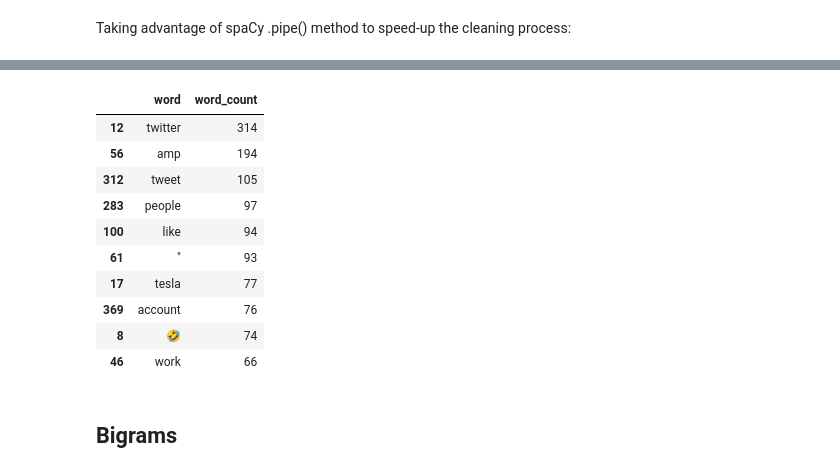
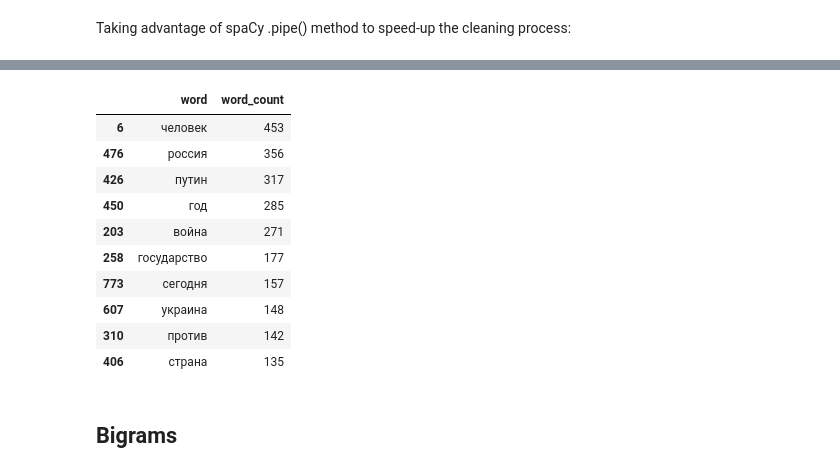
Before and after one commit to a-maksimov/data_analysis, a Jupyter notebook: tweepy_word2vec.ipynb, the cells around one changed output, grey strips where cells are left out. Saved outputs shown, nothing was run; the diff lists cells and outputs as text; code cells hidden in the pictures.

Commit message:
Improved cleaning: remove emojis, detect language

```diff
--- a/tweepy_word2vec.ipynb
+++ b/tweepy_word2vec.ipynb
@@ -147,7 +155,7 @@ df['text_cleaned'][1]
 # %%
-language = "en" #@param ["ru", "en"]
+language = "ru" #@param ["ru", "en"]
 if language == 'ru':
-  nlp = spacy.load('ru_core_news_sm', disable=['ner', 'parser'])  # disabling Named Entity Recognition for speed
+  nlp = spacy.load('ru_core_news_sm')  # disabling Named Entity Recognition for speed
 else:
-  nlp = spacy.load('en_core_web_sm', disable=['ner', 'parser'])  # disabling Named Entity Recognition for speed
+  nlp = spacy.load('en_core_web_sm')  # disabling Named Entity Recognition for speed
 # %%
@@ -175,0 +175,6 @@ docs = nlp.pipe(df['text_cleaned'].values, batch_size=5000, n_process=-1)  # ret
+# %%
+#@title Add language detector to a spaCy pipeline
+def get_lang_detector(nlp, name):
+    return LanguageDetector()
+Language.factory('language_detector', func=get_lang_detector)
+nlp.add_pipe('language_detector', last=True)
@@ -176,9 +183,10 @@ docs = nlp.pipe(df['text_cleaned'].values, batch_size=5000, n_process=-1)  # ret
 # %%
+docs = nlp.pipe(df['text_cleaned'], batch_size=3000, n_process=-1)  # returns a generator of spacy Docs
+
 t = time.time()
 
-df['text_lem'] = pd.Series([lemmatize_without_stops(doc) for doc in docs], dtype='string')
+# Lemmitize tweets in specific language
+df['text_lem'] = pd.Series([lemmatize_without_stops(doc) if doc._.language['language'] == language else None for doc in docs])
 
 print(f'Time to lemmatize: {round((time.time() - t), 2)} secs')
-
-df
 # %% [output]
@@ -199,3 +194,2 @@ Time to lemmatize: 12.79 secs
 # %%
-df_clean = df[['text_lem']].dropna().drop_duplicates().reset_index()
-df_clean
+df_clean = df.dropna().copy()
@@ -216,27 +196,25 @@ df_clean
 # %%
 #@title Calculate word frequency
-docs = nlp.pipe(df['text_cleaned'].values, batch_size=5000, n_process=-1)  # returns a generator of spacy Docs
-lem_without_stops = pd.Series([lemmatize_without_stops(doc) for doc in docs], dtype='string').dropna().drop_duplicates()
 
 words_freq = defaultdict(int)
-for tweet in lem_without_stops:
+for tweet in df_clean['text_lem'].values:
   for word in tweet.split():
     words_freq[word] += 1
 
 word_freq_df = pd.DataFrame.from_dict(words_freq, orient='index', columns=['word_count']).reset_index().rename(columns = {'index': 'word'})
 word_freq_df.sort_values('word_count', ascending=False).head(10)
 # %% [output]
 |  | word | word_count |
-| 12 | twitter | 314 |
-| 56 | amp | 194 |
-| 312 | tweet | 105 |
-| 283 | people | 97 |
-| 100 | like | 94 |
-| 61 | " | 93 |
-| 17 | tesla | 77 |
-| 369 | account | 76 |
-| 8 | 🤣 | 74 |
-| 46 | work | 66 |
+| 6 | человек | 453 |
+| 476 | россия | 356 |
+| 426 | путин | 317 |
+| 450 | год | 285 |
+| 203 | война | 271 |
+| 258 | государство | 177 |
+| 773 | сегодня | 157 |
+| 607 | украина | 148 |
+| 310 | против | 142 |
+| 406 | страна | 135 |
 # %% [markdown]
 ## Bigrams
 # %% [markdown]
```
Also changed, not shown: parts of 27 cells of this notebook.
